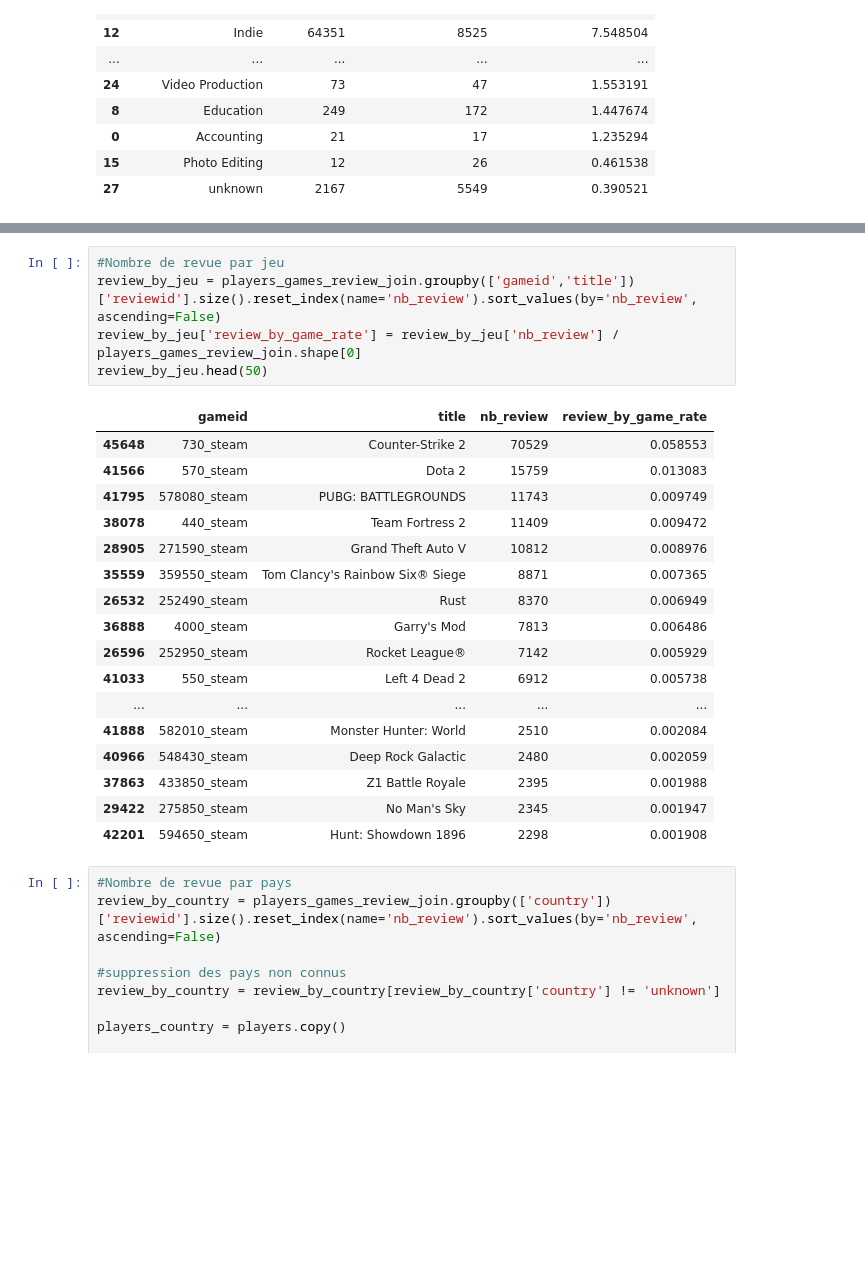
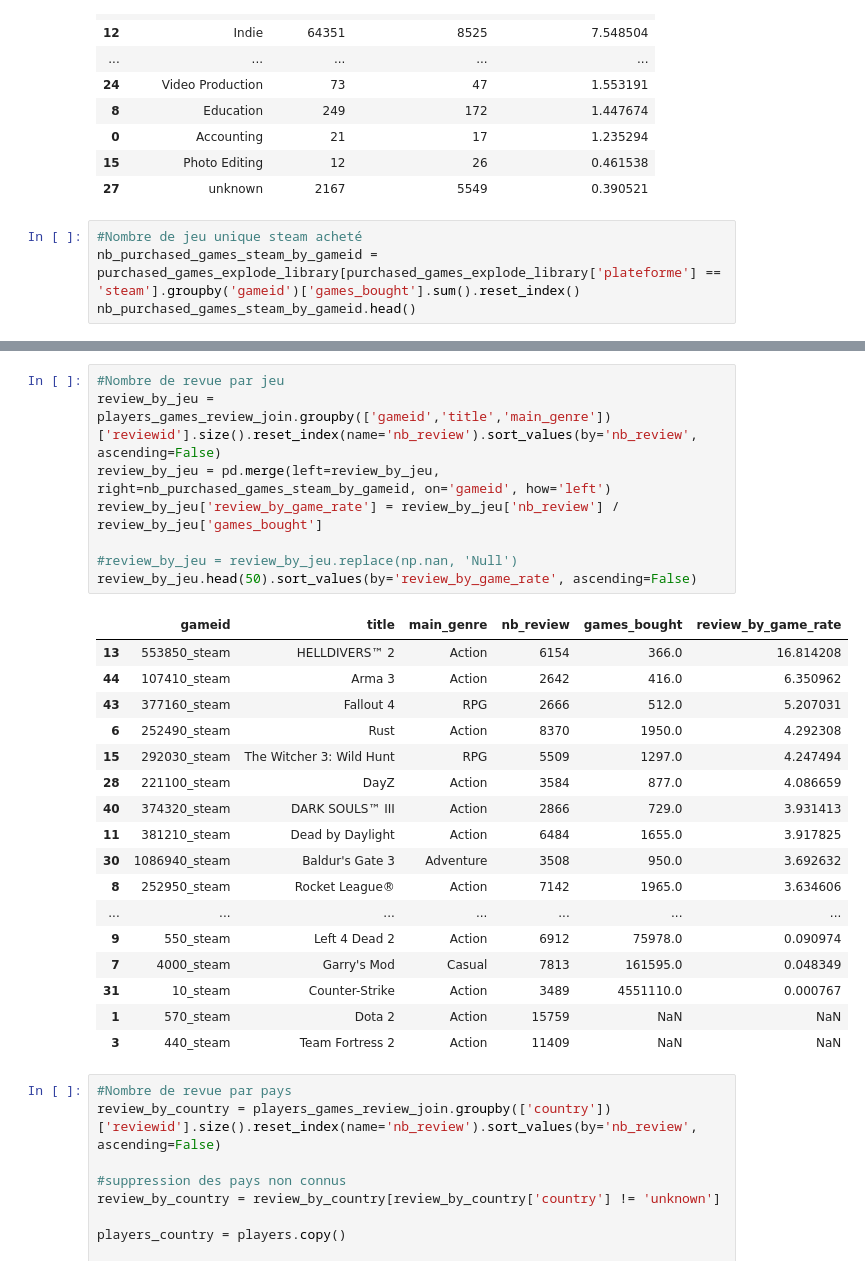
Before and after one commit to isanyams/projet-jeux-video, a Jupyter notebook: projet_jeux_videos_final.ipynb, the cells around one changed output, grey strips where cells are left out. Saved outputs shown, nothing was run; the diff lists cells and outputs as text; blank space fills up the shorter version.

```diff
--- a/projet_jeux_videos_final.ipynb
+++ b/projet_jeux_videos_final.ipynb
@@ -1186,3 +1309,7 @@ review_by_genre.sort_values(by='rate_review_by_genre', ascending=False)
 | 0 | Accounting | 21 | 17 | 1.235294 |
 | 15 | Photo Editing | 12 | 26 | 0.461538 |
 | 27 | unknown | 2167 | 5549 | 0.390521 |
+# %%
+#Nombre de jeu unique steam acheté
+nb_purchased_games_steam_by_gameid = purchased_games_explode_library[purchased_games_explode_library['plateforme'] == 'steam'].groupby('gameid')['games_bought'].sum().reset_index()
+nb_purchased_games_steam_by_gameid.head()
@@ -1189,26 +1323,29 @@ review_by_genre.sort_values(by='rate_review_by_genre', ascending=False)
 # %%
 #Nombre de revue par jeu
-review_by_jeu = players_games_review_join.groupby(['gameid','title'])['reviewid'].size().reset_index(name='nb_review').sort_values(by='nb_review', ascending=False)
-review_by_jeu['review_by_game_rate'] = review_by_jeu['nb_review'] / players_games_review_join.shape[0]
-review_by_jeu.head(50)
+review_by_jeu = players_games_review_join.groupby(['gameid','title','main_genre'])['reviewid'].size().reset_index(name='nb_review').sort_values(by='nb_review', ascending=False)
+review_by_jeu = pd.merge(left=review_by_jeu, right=nb_purchased_games_steam_by_gameid, on='gameid', how='left')
+review_by_jeu['review_by_game_rate'] = review_by_jeu['nb_review'] / review_by_jeu['games_bought']
+
+#review_by_jeu = review_by_jeu.replace(np.nan, 'Null')
+review_by_jeu.head(50).sort_values(by='review_by_game_rate', ascending=False)
 # %% [output]
-|  | gameid | title | nb_review | review_by_game_rate |
-| 45648 | 730_steam | Counter-Strike 2 | 70529 | 0.058553 |
-| 41566 | 570_steam | Dota 2 | 15759 | 0.013083 |
-| 41795 | 578080_steam | PUBG: BATTLEGROUNDS | 11743 | 0.009749 |
-| 38078 | 440_steam | Team Fortress 2 | 11409 | 0.009472 |
-| 28905 | 271590_steam | Grand Theft Auto V | 10812 | 0.008976 |
-| 35559 | 359550_steam | Tom Clancy's Rainbow Six® Siege | 8871 | 0.007365 |
-| 26532 | 252490_steam | Rust | 8370 | 0.006949 |
-| 36888 | 4000_steam | Garry's Mod | 7813 | 0.006486 |
-| 26596 | 252950_steam | Rocket League® | 7142 | 0.005929 |
-| 41033 | 550_steam | Left 4 Dead 2 | 6912 | 0.005738 |
-| ... | ... | ... | ... | ... |
-| 41888 | 582010_steam | Monster Hunter: World | 2510 | 0.002084 |
-| 40966 | 548430_steam | Deep Rock Galactic | 2480 | 0.002059 |
-| 37863 | 433850_steam | Z1 Battle Royale | 2395 | 0.001988 |
-| 29422 | 275850_steam | No Man's Sky | 2345 | 0.001947 |
-| 42201 | 594650_steam | Hunt: Showdown 1896 | 2298 | 0.001908 |
+|  | gameid | title | main_genre | nb_review | games_bought | review_by_game_rate |
+| 13 | 553850_steam | HELLDIVERS™ 2 | Action | 6154 | 366.0 | 16.814208 |
+| 44 | 107410_steam | Arma 3 | Action | 2642 | 416.0 | 6.350962 |
+| 43 | 377160_steam | Fallout 4 | RPG | 2666 | 512.0 | 5.207031 |
+| 6 | 252490_steam | Rust | Action | 8370 | 1950.0 | 4.292308 |
+| 15 | 292030_steam | The Witcher 3: Wild Hunt | RPG | 5509 | 1297.0 | 4.247494 |
+| 28 | 221100_steam | DayZ | Action | 3584 | 877.0 | 4.086659 |
+| 40 | 374320_steam | DARK SOULS™ III | Action | 2866 | 729.0 | 3.931413 |
+| 11 | 381210_steam | Dead by Daylight | Action | 6484 | 1655.0 | 3.917825 |
+| 30 | 1086940_steam | Baldur's Gate 3 | Adventure | 3508 | 950.0 | 3.692632 |
+| 8 | 252950_steam | Rocket League® | Action | 7142 | 1965.0 | 3.634606 |
+| ... | ... | ... | ... | ... | ... | ... |
+| 9 | 550_steam | Left 4 Dead 2 | Action | 6912 | 75978.0 | 0.090974 |
+| 7 | 4000_steam | Garry's Mod | Casual | 7813 | 161595.0 | 0.048349 |
+| 31 | 10_steam | Counter-Strike | Action | 3489 | 4551110.0 | 0.000767 |
+| 1 | 570_steam | Dota 2 | Action | 15759 | NaN | NaN |
+| 3 | 440_steam | Team Fortress 2 | Action | 11409 | NaN | NaN |
 # %%
 #Nombre de revue par pays
 review_by_country = players_games_review_join.groupby(['country'])['reviewid'].size().reset_index(name='nb_review').sort_values(by='nb_review', ascending=False)
```
Also changed, not shown: parts of 35 cells of this notebook.
